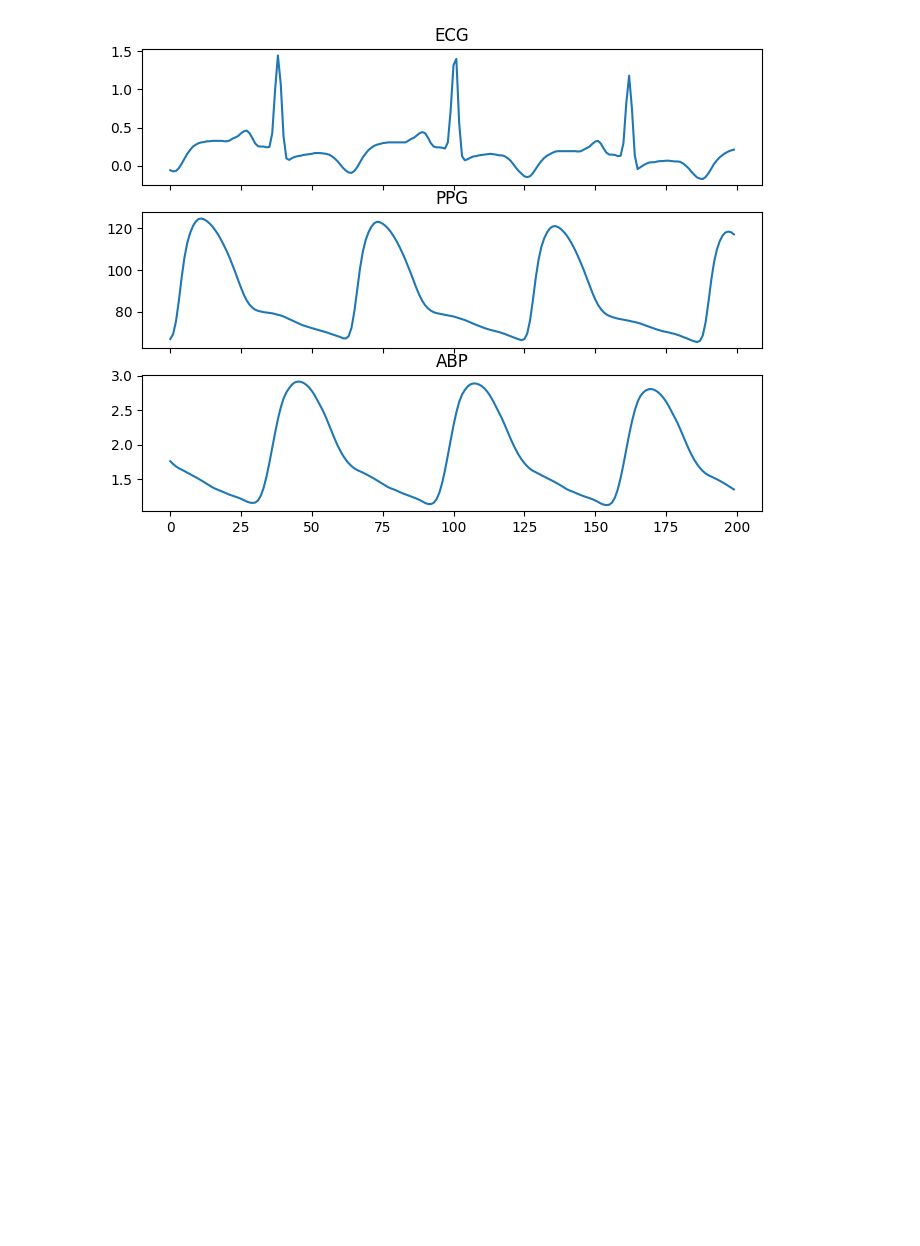
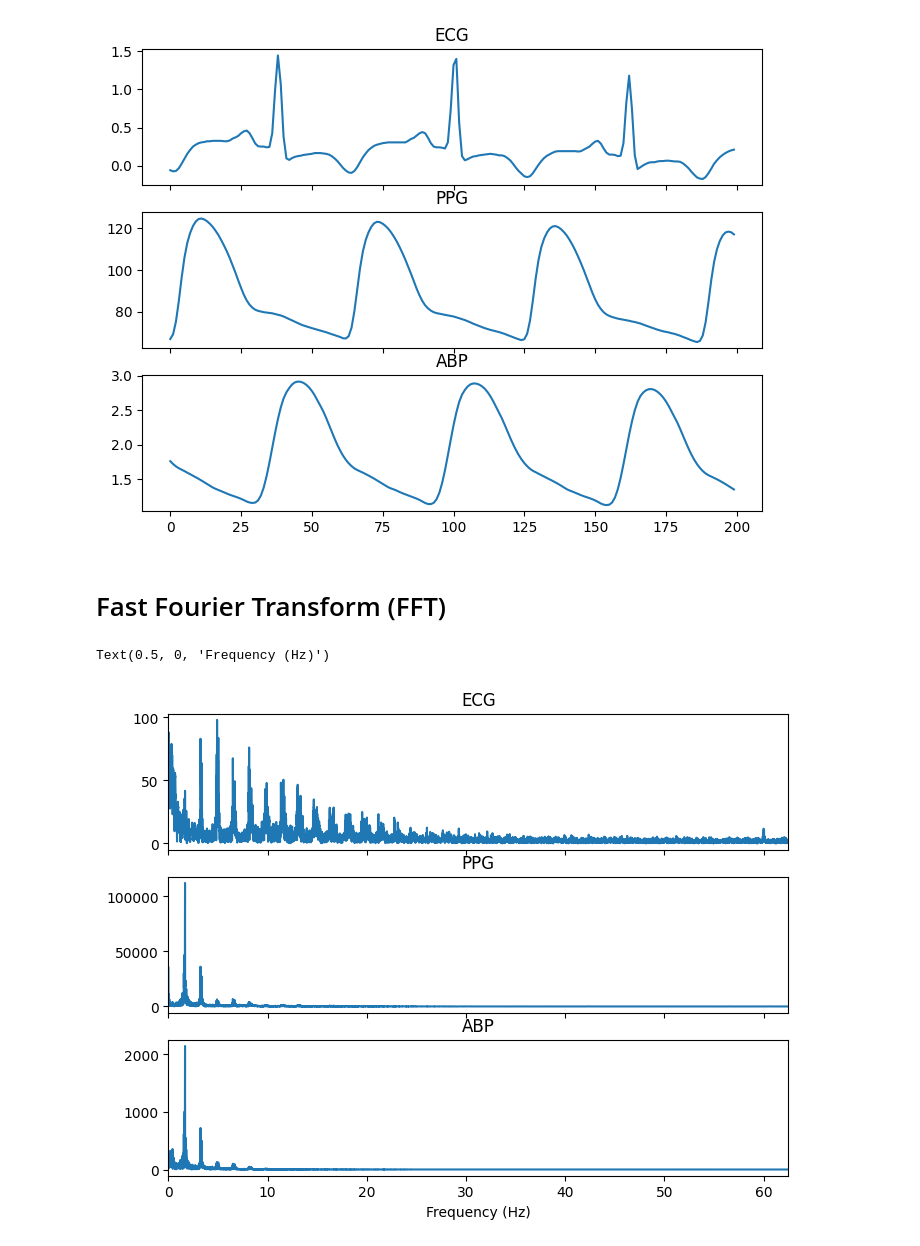
Before and after one commit to hjalalin/ecg-bp-estimation, a Jupyter notebook: dblood-pressure-estimation.ipynb, the cells around one changed output. Saved outputs shown, nothing was run; the diff lists cells and outputs as text; code cells hidden in the pictures; blank space fills up the shorter version.

```diff
--- a/dblood-pressure-estimation.ipynb
+++ b/dblood-pressure-estimation.ipynb
@@ -45,7 +46,3 @@ def load_mat_data(file_name):
-# %%
-
-filename = 'part_1.mat'
-mat_data = load_mat_data(filename)
 # %%
 fig, (ax1, ax2, ax3) = plt.subplots(3,1, sharex=True, figsize=(8, 6))
 ax1.plot(mat_data[0][0][2][:200])
@@ -57,3 +54,25 @@ ax3.set_title('ABP')
 # %% [output]
 Text(0.5, 1.0, 'ABP')
 [figure]
+# %% [markdown]
+# Fast Fourier Transform (FFT)
+# %%
+fs = 125
+num_samples = len(mat_data[0][0][2])
+fft_result_ecg = fft(mat_data[0][0][2])
+fft_result_ppg = fft(mat_data[0][0][1])
+fft_result_abp = fft(mat_data[0][0][0])
+frequencies = fftfreq(num_samples, 1/fs)
+
+fig, (ax1, ax2, ax3) = plt.subplots(3,1, sharex=True, figsize=(8, 6))
+ax1.plot(frequencies[1:num_samples//2], np.abs(fft_result_ecg)[1:num_samples//2])
+ax1.set_title('ECG')
+ax2.plot(frequencies[1:num_samples//2], np.abs(fft_result_ppg)[1:num_samples//2])
+ax2.set_title('PPG')
+ax3.plot(frequencies[1:num_samples//2], np.abs(fft_result_abp)[1:num_samples//2])
+ax3.set_title('ABP')
+plt.xlim([0, fs/2])
+plt.xlabel('Frequency (Hz)')
+# %% [output]
+Text(0.5, 0, 'Frequency (Hz)')
+[figure, added]
```
Also changed, not shown: parts of 11 cells of this notebook.
